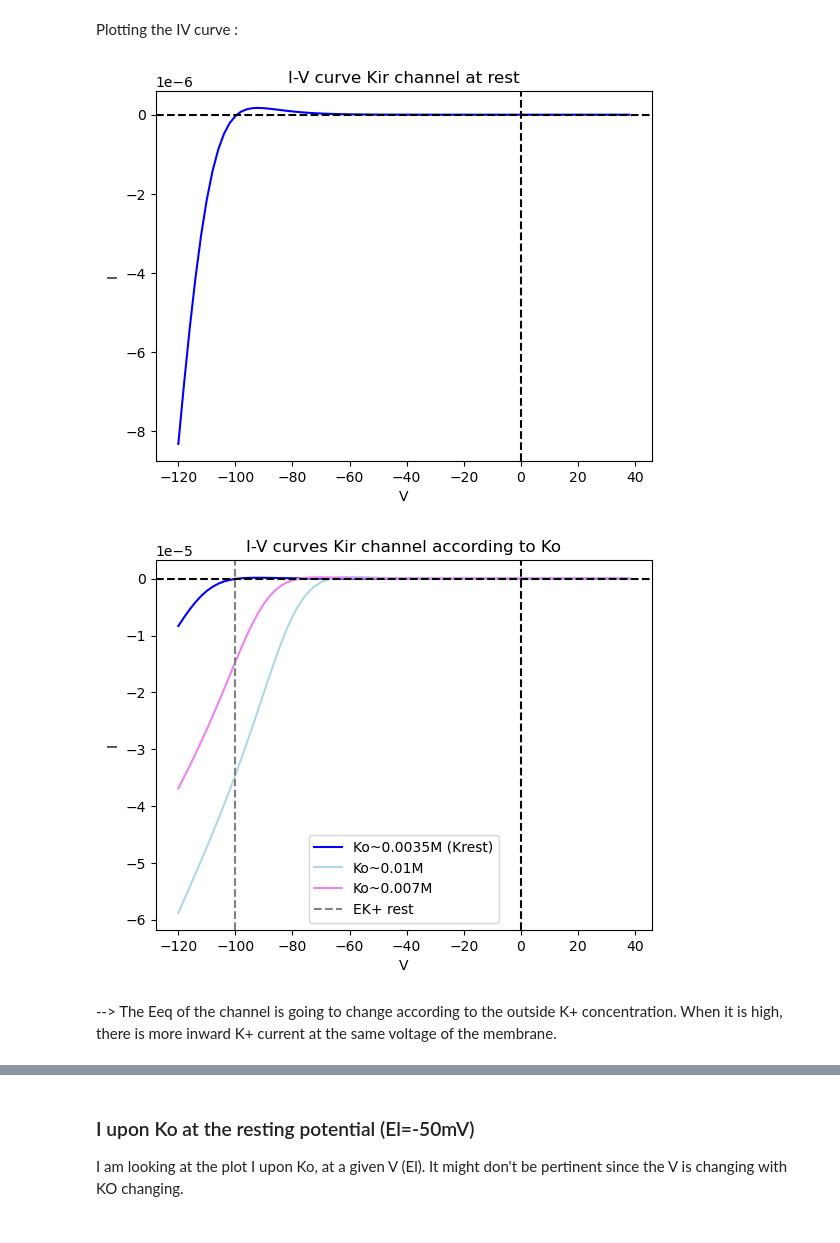
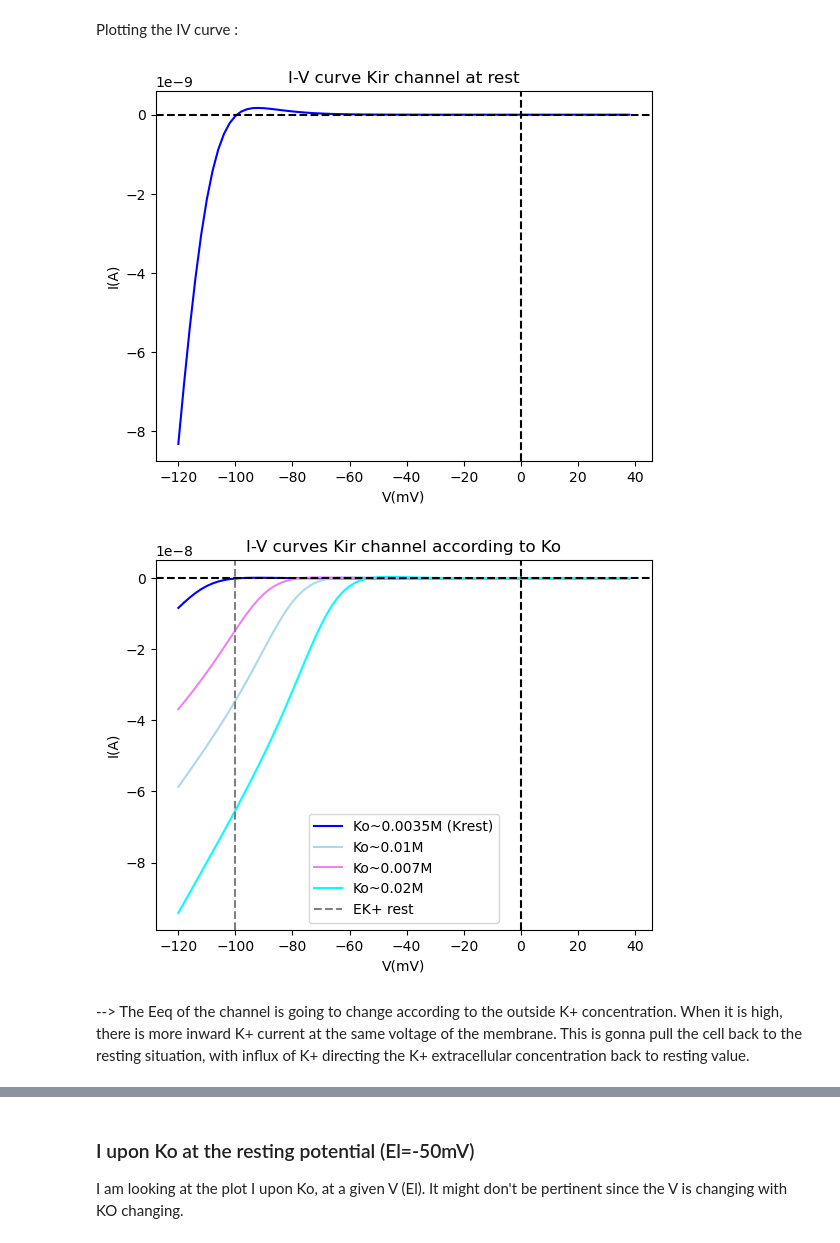
Before and after one commit to louna-schaison/TINS_Python_code, a Jupyter notebook: Test_preliminary.ipynb, the cells around one changed output, grey strips where cells are left out. Drawn from its saved outputs; the diff is of its cells as text; code cells hidden in the pictures.

```diff
--- a/Test_preliminary.ipynb
+++ b/Test_preliminary.ipynb
@@ -67,0 +76,4 @@ np.float64(0.007953503487853083)
+# %%
+Kfick=K
+for i in range(len(Kfick)):
+    Kfick[i]=Fick(Kfick[i],Krest)
@@ -73,7 +96,8 @@ We could use GHK equation, but simplify it by only considering K+ ions ?
 # %%
-Vm = np.full(len(times), 0)
+Vm = np.full(len(times), 0,dtype=float)
 for i in range (0,len(times)):
-    Vm[i] = (R*T/F*np.log(K[i]/Ki))*1000
+    Vm[i] = (R*T/F*np.log(K[i]/Ki))
+Vm=Vm*1000
 # %%
 fig,ax=mpl.subplots()
 mpl.plot(times, Vm,color='orange')
@@ -97,13 +120,13 @@ We can probably just assume the steady-state conductance and neglect any transie
 # %%
 # V volts, Ko molar.
 def I_KIR(V, Ko):
-    EK = R*T/F*np.log(Ko/Ki) #calculating the Equilibrium potential for K+ with Nernst Law
-    DV = V - EK*1000 #driving force with conversion in mV
-    return DV*GKmax/(1 + np.exp((DV+15)/7))*np.sqrt(Ko)
+    EK = (R*T/F*np.log(Ko/Ki)) #calculating the Equilibrium potential for K+ with Nernst Law
+    DV = V - EK #driving force in V
+    return DV*GKmax/(1 + np.exp((DV+0.015)/0.007))*np.sqrt(Ko)
 # %% [markdown]
 Plotting the IV curve :
 # %%
-V = np.arange(-120,40,2)
+V = np.arange(-0.120,0.040,0.002, dtype=float) #in Volts
 def I_curve( V,Krest):
     I = np.zeros(len(V))
     for i in np.arange(0, len(V)):
@@ -112,33 +135,35 @@ def I_curve( V,Krest):
 # %%
 fig,ax=mpl.subplots()
 Icurve = I_curve( V,Krest)
-mpl.plot(V, Icurve,'blue',label='Ko~0.0035M (Krest)')
-ax.set_xlabel("V")
-ax.set_ylabel("I")
+mpl.plot(V*1000, Icurve,'blue',label='Ko~0.0035M (Krest)')
+ax.set_xlabel("V(mV)")
+ax.set_ylabel("I(A)")
 mpl.title("I-V curve Kir channel at rest")
 mpl.axhline(y=0, color='k',linestyle='--')
 mpl.axvline(x=0, color='k',linestyle='--')
 mpl.show()
 # %% [output]
-[figure, old version]
+[figure, new version]
 # %%
 
 fig,ax=mpl.subplots()
 Icurve = I_curve( V,Krest)
-mpl.plot(V, Icurve,'blue',label='Ko~0.0035M (Krest)')
+mpl.plot(V*1000, Icurve,'blue',label='Ko~0.0035M (Krest)')
 Icurve2=I_curve( V,K[100000])
-mpl.plot(V, Icurve2,'lightblue',label='Ko~0.01M')
+mpl.plot(V*1000, Icurve2,'lightblue',label='Ko~0.01M')
 Icurve3=I_curve( V,K[50000])
-mpl.plot(V, Icurve3,'violet',label='Ko~0.007M')
-ax.set_xlabel("V")
-ax.set_ylabel("I")
+mpl.plot(V*1000, Icurve3,'violet',label='Ko~0.007M')
+Icurve4=I_curve( V,0.02)
+mpl.plot(V*1000, Icurve4,'cyan',label='Ko~0.02M')
+ax.set_xlabel("V(mV)")
+ax.set_ylabel("I(A)")
 mpl.axhline(y=0, color='k',linestyle='--')
 mpl.axvline(x=0, color='k',linestyle='--')
 mpl.axvline(x=-100,color='grey',linestyle='--',label='EK+ rest')
 mpl.title("I-V curves Kir channel according to Ko")
 ax.legend()
 mpl.show()
 # %% [output]
-[figure, old version]
+[figure, new version]
 # %% [markdown]
---> The Eeq of the channel is going to change according to the outside K+ concentration. When it is  high, there is more inward K+ current at the same voltage of the membrane.
+--> The Eeq of the channel is going to change according to the outside K+ concentration. When it is  high, there is more inward K+ current at the same voltage of the membrane. This is gonna pull the cell back to the resting situation, with influx of K+ directing  the K+ extracellular concentration back to resting value.
```
Also changed, not shown: parts of 60 cells of this notebook.
